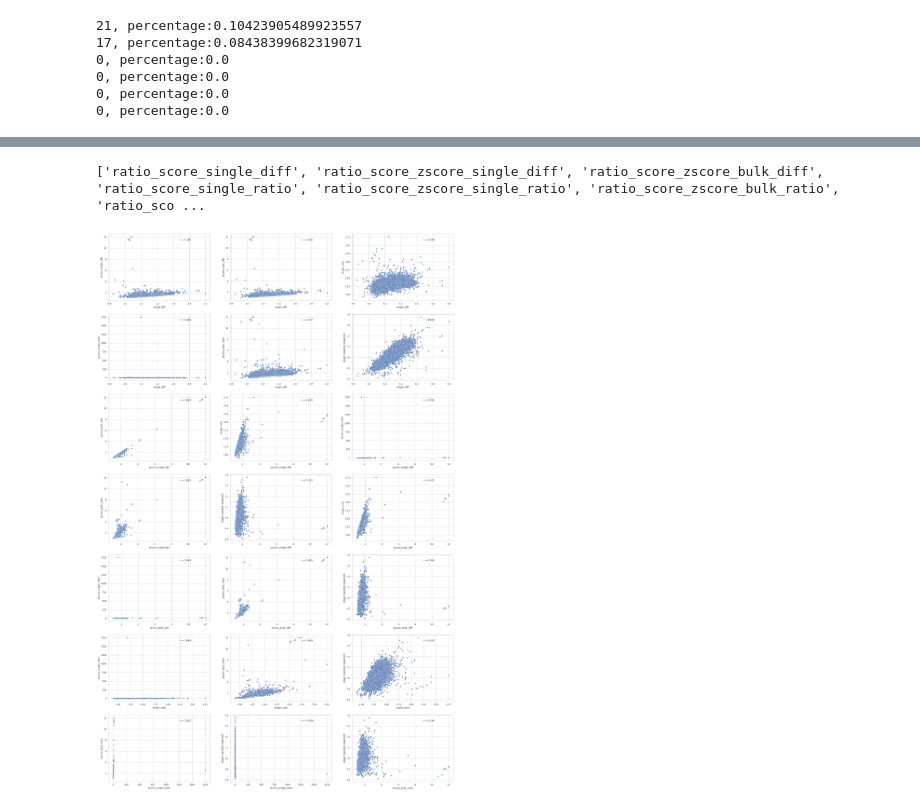
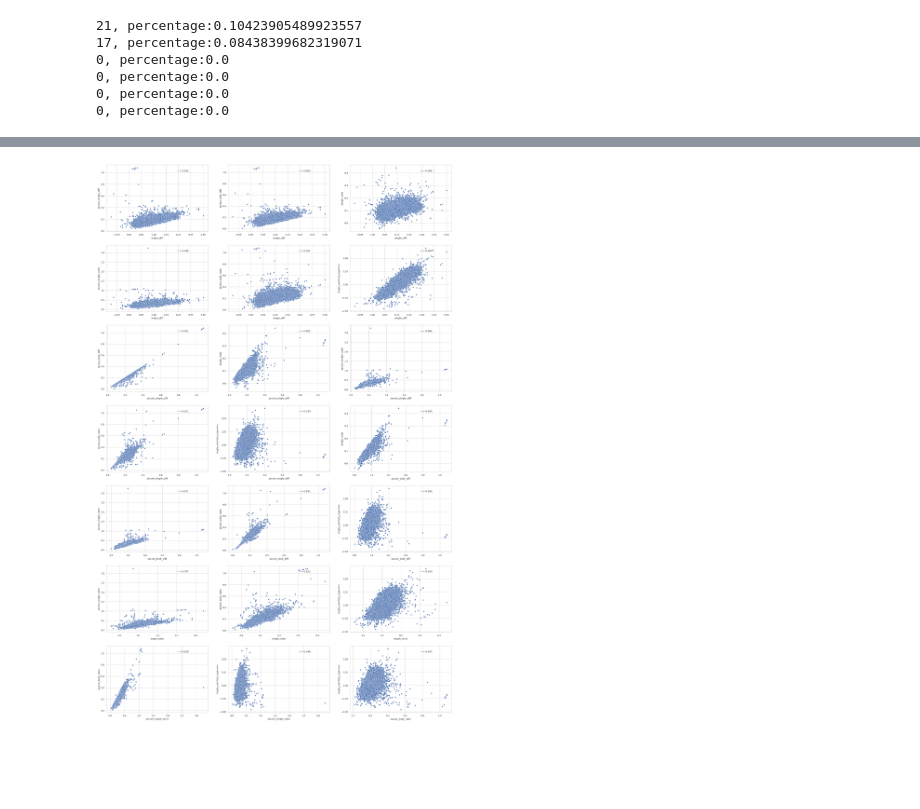
Before and after one commit to morikab/DCUB, a Jupyter notebook: analysis_graphs-homo_sapiens.ipynb, the cells around one changed output, grey strips where cells are left out. Saved outputs shown, nothing was run; the diff lists cells and outputs as text; code cells hidden in the pictures; blank space fills up the shorter version.

Commit message:
fixing ratio graphs

```diff
--- a/analysis_graphs-homo_sapiens.ipynb
+++ b/analysis_graphs-homo_sapiens.ipynb
@@ -359,6 +324,27 @@ plot_comparative_graphs(filtered_result, "average_distance_score")
 [figure]
 # %%
-plot_comparative_graphs(filtered_result, "ratio_score")
+result = filtered_result
+score_type = "ratio_score"
+
+variant_scores = [s.format(score=score_type) for s in variant_scores_names]
+sns.set(style="whitegrid", context="paper")
+
+figure, axis = plt.subplots(7, 3, figsize=(25,40))
+
+index = 0
+for i, first_variant in enumerate(variant_scores):
+    for j, second_variant in enumerate(variant_scores):
+        if j <= i:
+            continue
+        ax = axis[index//3, index%3]
+        result['log_X'] = np.log10(result[first_variant])
+        result['log_Y'] = np.log10(result[second_variant])
+        scatter = sns.scatterplot(data=result[['log_X', 'log_Y']], x='log_X', y='log_Y', ax=ax)
+
+        r, p = stats.pearsonr(result['log_X'], result['log_Y'])
+        scatter.annotate('r = {:.3f}'.format(r), xy=(0.7, 0.9), xycoords='axes fraction')
+        ax.set_xlabel(first_variant.removeprefix(score_type+"_"))
+        ax.set_ylabel(second_variant.removeprefix(score_type+"_"))
+        index += 1
 # %% [output]
-['ratio_score_single_diff', 'ratio_score_zscore_single_diff', 'ratio_score_zscore_bulk_diff', 'ratio_score_single_ratio', 'ratio_score_zscore_single_ratio', 'ratio_score_zscore_bulk_ratio', 'ratio_sco ...
-[figure, old version]
+[figure, new version]
```
Also changed, not shown: parts of 8 cells of this notebook, 1 other file.
